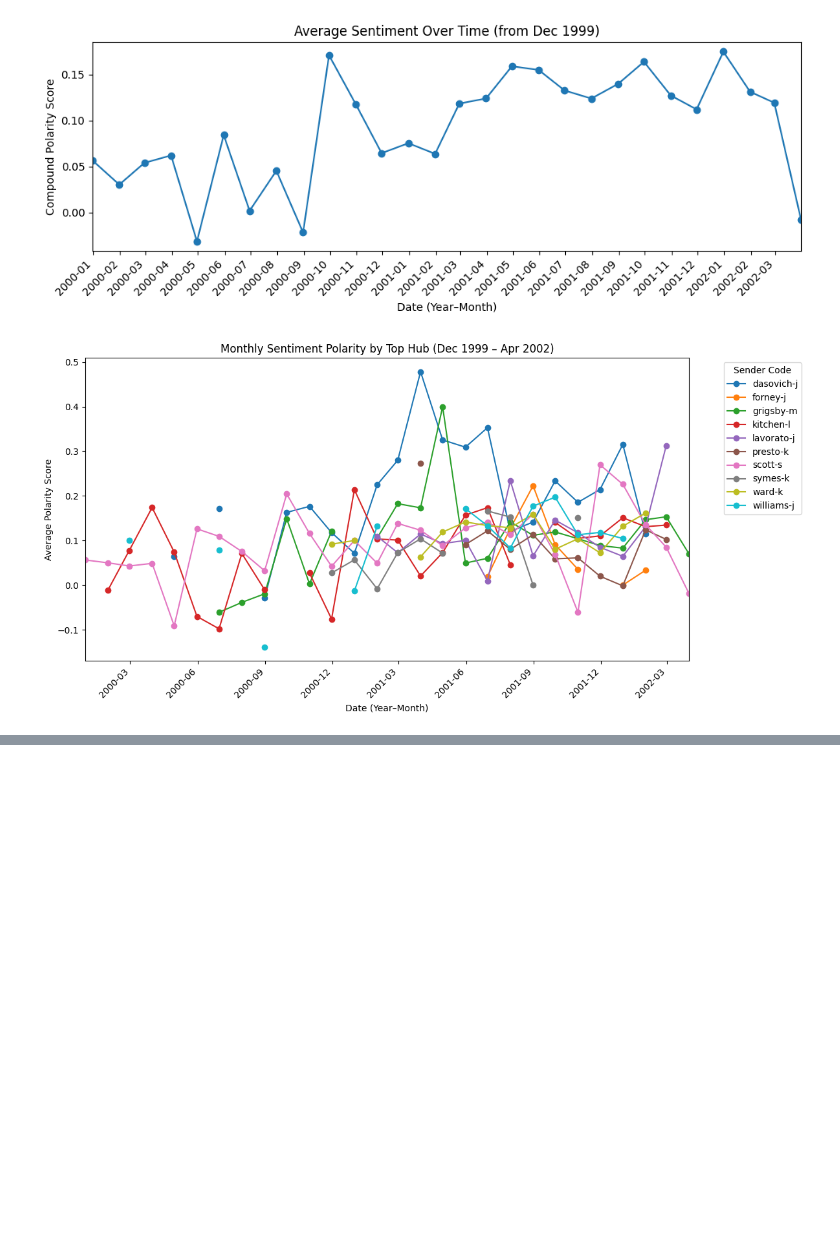
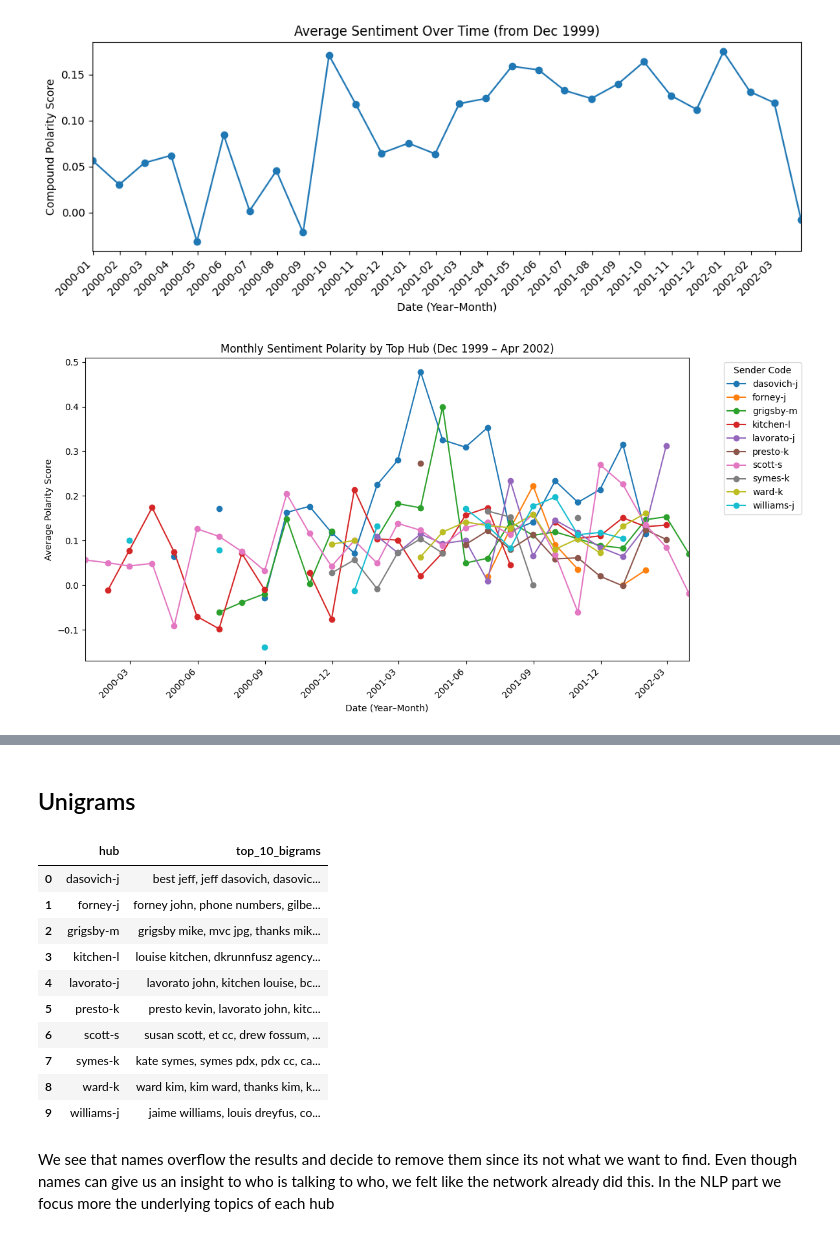
Before and after one commit to Cwarburg/Enron-network-analysis, a Jupyter notebook: NLP.ipynb, the cells around one changed output, grey strips where cells are left out. Cells and saved outputs as stored; diff of their text form; code cells hidden in the pictures; blank space fills up the shorter version.

```diff
--- a/NLP.ipynb
+++ b/NLP.ipynb
@@ -504,0 +271,47 @@ result_df
+# %% [markdown]
+## Unigrams
+# %%
+# Build one “document” per hub
+docs = hub_emails.groupby('sender_code')['content'] \
+                 .apply(lambda texts: " ".join(texts.fillna("")))
+
+# Remove only boilerplate words
+boilerplate = {'ees','ect','hou','enron','com','fw','pm','subject','message','original','sent'}
+stop_words = list(ENGLISH_STOP_WORDS.union(boilerplate))
+
+# Fit a bigram TF–IDF
+vectorizer = TfidfVectorizer(
+    stop_words=stop_words,
+    token_pattern=r'\b[a-z]{2,}\b',
+    ngram_range=(2,2),
+    max_features=2000
+)
+tfidf = vectorizer.fit_transform(docs)
+features = vectorizer.get_feature_names_out()
+
+# Pull out each hub’s top 10 bigrams
+top_n = 10
+results = []
+for i, hub in enumerate(docs.index):
+    row = tfidf[i].toarray().flatten()
+    best = row.argsort()[-top_n:][::-1]
+    terms = [features[j] for j in best]
+    results.append({'hub': hub, 'top_10_bigrams': ", ".join(terms)})
+
+# Show as a table
+import pandas as pd
+pd.DataFrame(results)
+# %% [output]
+|  | hub | top_10_bigrams |
+| 0 | dasovich-j | best jeff, jeff dasovich, dasovic... |
+| 1 | forney-j | forney john, phone numbers, gilbe... |
+| 2 | grigsby-m | grigsby mike, mvc jpg, thanks mik... |
+| 3 | kitchen-l | louise kitchen, dkrunnfusz agency... |
+| 4 | lavorato-j | lavorato john, kitchen louise, bc... |
+| 5 | presto-k | presto kevin, lavorato john, kitc... |
+| 6 | scott-s | susan scott, et cc, drew fossum, ... |
+| 7 | symes-k | kate symes, symes pdx, pdx cc, ca... |
+| 8 | ward-k | ward kim, kim ward, thanks kim, k... |
+| 9 | williams-j | jaime williams, louis dreyfus, co... |
+# %% [markdown]
+We see that names overflow the results and decide to remove them since its not what we want to find. Even though names can give us an insight to who is talking to who, we felt like the network already did this. In the NLP part we focus more the underlying topics of each hub
```
Also changed, not shown: parts of 23 cells of this notebook, 1 other file.
